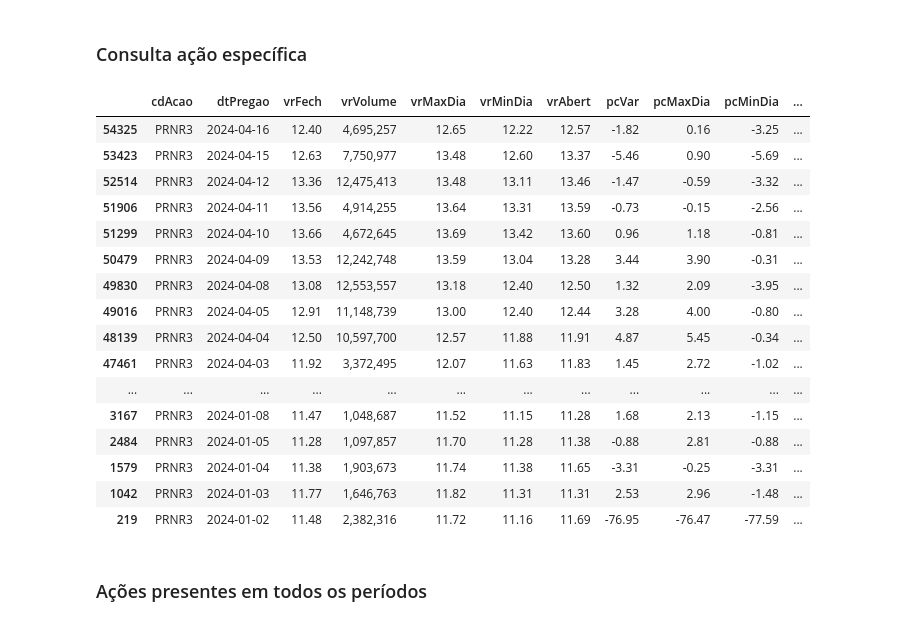
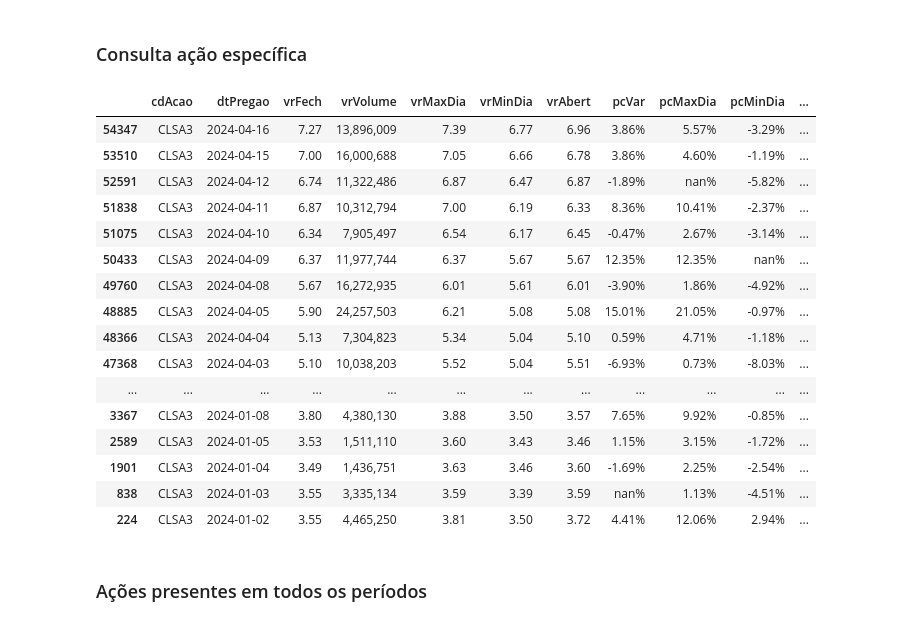
Before and after one commit to alexandre-esmeraldo/StockManager, a Jupyter notebook: StockManager_Processamento.ipynb, the cells around one changed output. Drawn from its saved outputs; the diff is of its cells as text; code cells hidden in the pictures.

Commit message:
Símbolo de porcentagem
Inclusão do símbolo de porcentagem no dataframe de consulta ação e de verificação de mudança de volume

```diff
--- a/StockManager_Processamento.ipynb
+++ b/StockManager_Processamento.ipynb
@@ -25,12 +25,11 @@ pd.options.display.float_format = '{:,.2f}'.format
 from pacote.functions import *
 # %%
 ano = time.localtime().tm_year
-str_ano = f'A{ano}'
-
 if time.localtime().tm_mon < 3:
-    str_nov_ant, str_dez_ant = f'M11{ano-1}', f'M12{ano-1}'
+    str_ano, str_nov_ant, str_dez_ant = f'A{ano}', f'M11{ano-1}', f'M12{ano-1}'
     LISTA_ARQUIVOS = [str_ano, str_nov_ant, str_dez_ant]
 else:
+    str_ano = f'A{ano}'
     LISTA_ARQUIVOS = [str_ano]
 # %%
 df = carrega_dados(LISTA_ARQUIVOS)
@@ -155,25 +164,39 @@ printmd(f'**<div class={font_color}>Status {a}</div>**')
 # %% [markdown]
 ### Consulta ação específica
-# %%
-consulta_acao(df, "PRNR3")
-# %% [output]
-|  | cdAcao | dtPregao | vrFech | vrVolume | vrMaxDia | vrMinDia | vrAbert | pcVar | pcMaxDia | pcMinDia | ... |
-| 54325 | PRNR3 | 2024-04-16 | 12.40 | 4,695,257 | 12.65 | 12.22 | 12.57 | -1.82 | 0.16 | -3.25 | ... |
-| 53423 | PRNR3 | 2024-04-15 | 12.63 | 7,750,977 | 13.48 | 12.60 | 13.37 | -5.46 | 0.90 | -5.69 | ... |
-| 52514 | PRNR3 | 2024-04-12 | 13.36 | 12,475,413 | 13.48 | 13.11 | 13.46 | -1.47 | -0.59 | -3.32 | ... |
-| 51906 | PRNR3 | 2024-04-11 | 13.56 | 4,914,255 | 13.64 | 13.31 | 13.59 | -0.73 | -0.15 | -2.56 | ... |
-| 51299 | PRNR3 | 2024-04-10 | 13.66 | 4,672,645 | 13.69 | 13.42 | 13.60 | 0.96 | 1.18 | -0.81 | ... |
-| 50479 | PRNR3 | 2024-04-09 | 13.53 | 12,242,748 | 13.59 | 13.04 | 13.28 | 3.44 | 3.90 | -0.31 | ... |
-| 49830 | PRNR3 | 2024-04-08 | 13.08 | 12,553,557 | 13.18 | 12.40 | 12.50 | 1.32 | 2.09 | -3.95 | ... |
-| 49016 | PRNR3 | 2024-04-05 | 12.91 | 11,148,739 | 13.00 | 12.40 | 12.44 | 3.28 | 4.00 | -0.80 | ... |
-| 48139 | PRNR3 | 2024-04-04 | 12.50 | 10,597,700 | 12.57 | 11.88 | 11.91 | 4.87 | 5.45 | -0.34 | ... |
-| 47461 | PRNR3 | 2024-04-03 | 11.92 | 3,372,495 | 12.07 | 11.63 | 11.83 | 1.45 | 2.72 | -1.02 | ... |
-| ... | ... | ... | ... | ... | ... | ... | ... | ... | ... | ... | ... |
-| 3167 | PRNR3 | 2024-01-08 | 11.47 | 1,048,687 | 11.52 | 11.15 | 11.28 | 1.68 | 2.13 | -1.15 | ... |
-| 2484 | PRNR3 | 2024-01-05 | 11.28 | 1,097,857 | 11.70 | 11.28 | 11.38 | -0.88 | 2.81 | -0.88 | ... |
-| 1579 | PRNR3 | 2024-01-04 | 11.38 | 1,903,673 | 11.74 | 11.38 | 11.65 | -3.31 | -0.25 | -3.31 | ... |
-| 1042 | PRNR3 | 2024-01-03 | 11.77 | 1,646,763 | 11.82 | 11.31 | 11.31 | 2.53 | 2.96 | -1.48 | ... |
-| 219 | PRNR3 | 2024-01-02 | 11.48 | 2,382,316 | 11.72 | 11.16 | 11.69 | -76.95 | -76.47 | -77.59 | ... |
+# %%
+acao = consulta_acao(df, "CLSA3")
+
+acao['pcVar'] = pd.to_numeric(acao['pcVar'], errors='coerce')
+acao['pcVar'] = acao['pcVar'].apply(lambda x: x*0.01)
+acao['pcVar'] = acao['pcVar'].map('{:.2%}'.format)
+acao['pcMaxDia'] = pd.to_numeric(acao['pcMaxDia'], errors='coerce')
+acao['pcMaxDia'] = acao['pcMaxDia'].apply(lambda x: x*0.01)
+acao['pcMaxDia'] = acao['pcMaxDia'].map('{:.2%}'.format)
+acao['pcMinDia'] = pd.to_numeric(acao['pcMinDia'], errors='coerce')
+acao['pcMinDia'] = acao['pcMinDia'].apply(lambda x: x*0.01)
+acao['pcMinDia'] = acao['pcMinDia'].map('{:.2%}'.format)
+acao['pcAbert'] = pd.to_numeric(acao['pcAbert'], errors='coerce')
+acao['pcAbert'] = acao['pcAbert'].apply(lambda x: x*0.01)
+acao['pcAbert'] = acao['pcAbert'].map('{:.2%}'.format)
+acao
+# %% [output]
+|  | cdAcao | dtPregao | vrFech | vrVolume | vrMaxDia | vrMinDia | vrAbert | pcVar | pcMaxDia | pcMinDia | ... |
+| 54347 | CLSA3 | 2024-04-16 | 7.27 | 13,896,009 | 7.39 | 6.77 | 6.96 | 3.86% | 5.57% | -3.29% | ... |
+| 53510 | CLSA3 | 2024-04-15 | 7.00 | 16,000,688 | 7.05 | 6.66 | 6.78 | 3.86% | 4.60% | -1.19% | ... |
+| 52591 | CLSA3 | 2024-04-12 | 6.74 | 11,322,486 | 6.87 | 6.47 | 6.87 | -1.89% | nan% | -5.82% | ... |
+| 51838 | CLSA3 | 2024-04-11 | 6.87 | 10,312,794 | 7.00 | 6.19 | 6.33 | 8.36% | 10.41% | -2.37% | ... |
+| 51075 | CLSA3 | 2024-04-10 | 6.34 | 7,905,497 | 6.54 | 6.17 | 6.45 | -0.47% | 2.67% | -3.14% | ... |
+| 50433 | CLSA3 | 2024-04-09 | 6.37 | 11,977,744 | 6.37 | 5.67 | 5.67 | 12.35% | 12.35% | nan% | ... |
+| 49760 | CLSA3 | 2024-04-08 | 5.67 | 16,272,935 | 6.01 | 5.61 | 6.01 | -3.90% | 1.86% | -4.92% | ... |
+| 48885 | CLSA3 | 2024-04-05 | 5.90 | 24,257,503 | 6.21 | 5.08 | 5.08 | 15.01% | 21.05% | -0.97% | ... |
+| 48366 | CLSA3 | 2024-04-04 | 5.13 | 7,304,823 | 5.34 | 5.04 | 5.10 | 0.59% | 4.71% | -1.18% | ... |
+| 47368 | CLSA3 | 2024-04-03 | 5.10 | 10,038,203 | 5.52 | 5.04 | 5.51 | -6.93% | 0.73% | -8.03% | ... |
+| ... | ... | ... | ... | ... | ... | ... | ... | ... | ... | ... | ... |
+| 3367 | CLSA3 | 2024-01-08 | 3.80 | 4,380,130 | 3.88 | 3.50 | 3.57 | 7.65% | 9.92% | -0.85% | ... |
+| 2589 | CLSA3 | 2024-01-05 | 3.53 | 1,511,110 | 3.60 | 3.43 | 3.46 | 1.15% | 3.15% | -1.72% | ... |
+| 1901 | CLSA3 | 2024-01-04 | 3.49 | 1,436,751 | 3.63 | 3.46 | 3.60 | -1.69% | 2.25% | -2.54% | ... |
+| 838 | CLSA3 | 2024-01-03 | 3.55 | 3,335,134 | 3.59 | 3.39 | 3.59 | nan% | 1.13% | -4.51% | ... |
+| 224 | CLSA3 | 2024-01-02 | 3.55 | 4,465,250 | 3.81 | 3.50 | 3.72 | 4.41% | 12.06% | 2.94% | ... |
 # %% [markdown]
 ### Ações presentes em todos os períodos
 # %%
```
Also changed, not shown: parts of 7 cells of this notebook.
